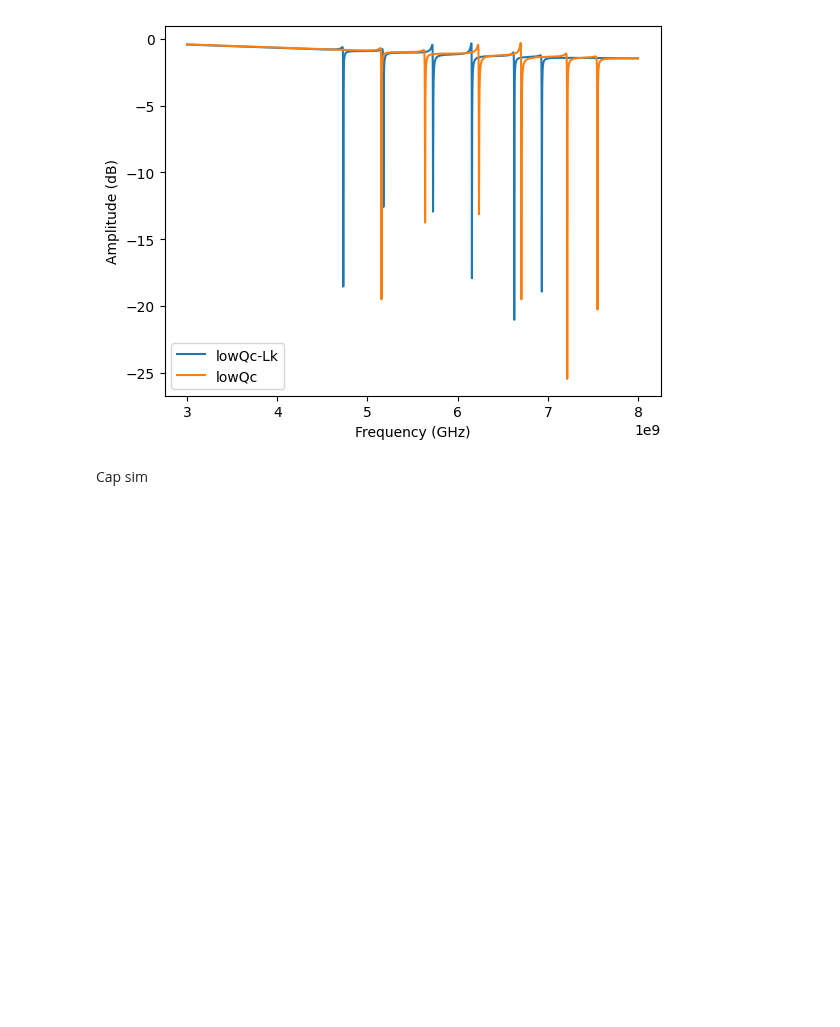
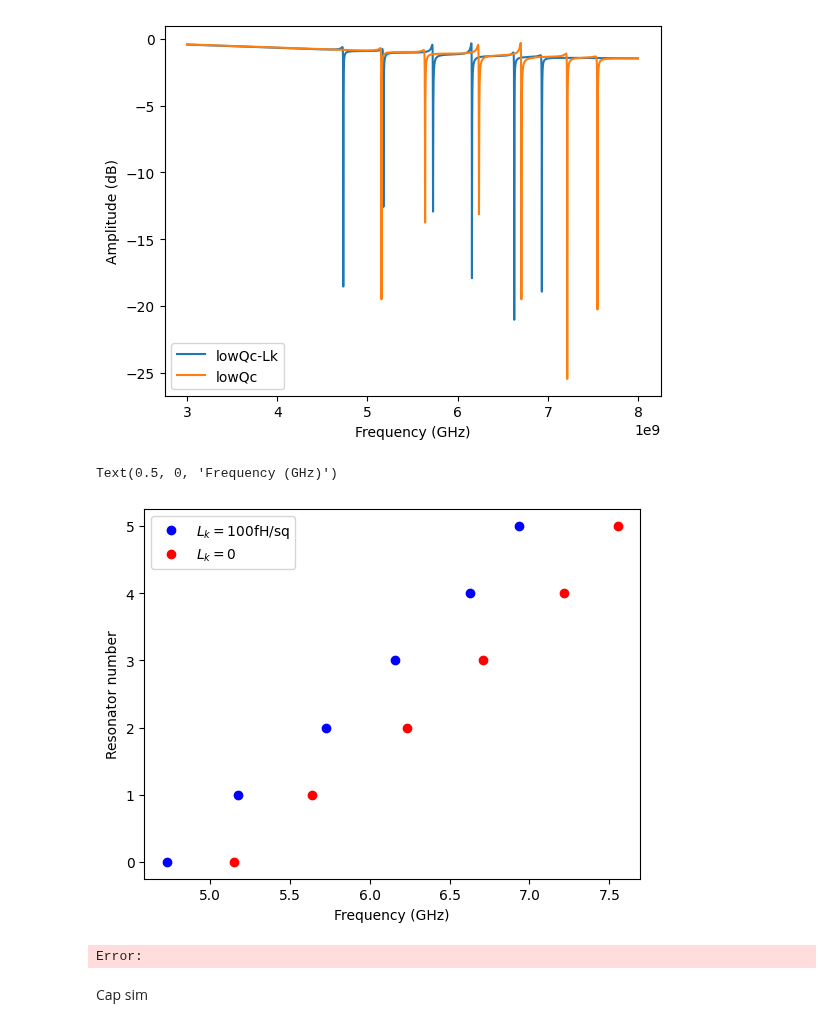
Before and after one commit to cbelo/resonators, a Jupyter notebook: 2024-12-SiRes-Al/design-0p6-chip.ipynb, the cells around one changed output. Drawn from its saved outputs; the diff is of its cells as text; code cells hidden in the pictures; blank space fills up the shorter version.

```diff
--- a/2024-12-SiRes-Al/design-0p6-chip.ipynb
+++ b/2024-12-SiRes-Al/design-0p6-chip.ipynb
@@ -159,6 +159,16 @@ print(f'Lk: {peaks_low[0]*1e-9}')
 Low Qc: [5.1555     5.63946966 6.236864   6.707      7.2155706  7.55073   ]
 Lk: [4.7322604 5.1773622 5.727424  6.1587374 6.6279126 6.934    ]
 [figure]
+# %%
+plt.plot(peaks_low[0]*1e-9, range(len(peaks_low[0]*1e-9)), 'bo', label = '$L_k = 100$fH/sq')
+plt.plot(peaks_low[1]*1e-9, range(len(peaks_low[1]*1e-9)),  'ro', label = '$L_k = 0$')
+plt.legend()
+plt.ylabel('Resonator number')
+plt.xlabel('Frequency (GHz)')
+# %% [output]
+Text(0.5, 0, 'Frequency (GHz)')
+[figure, added]
+Error:
 # %% [markdown]
 Cap sim
 # %%
```
Also changed, not shown: 15 other files.
